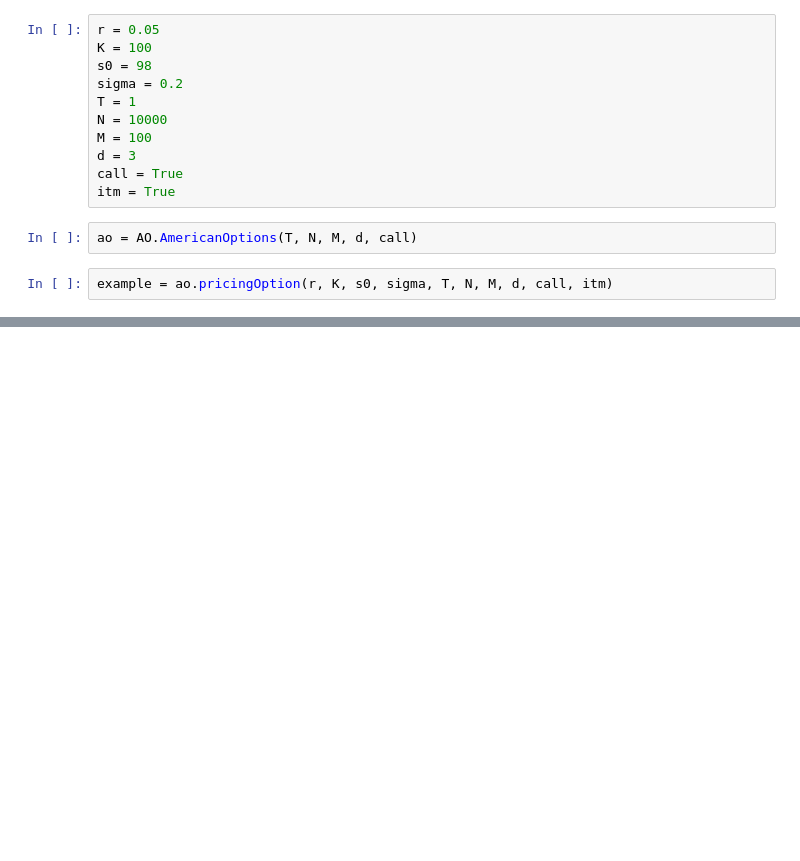
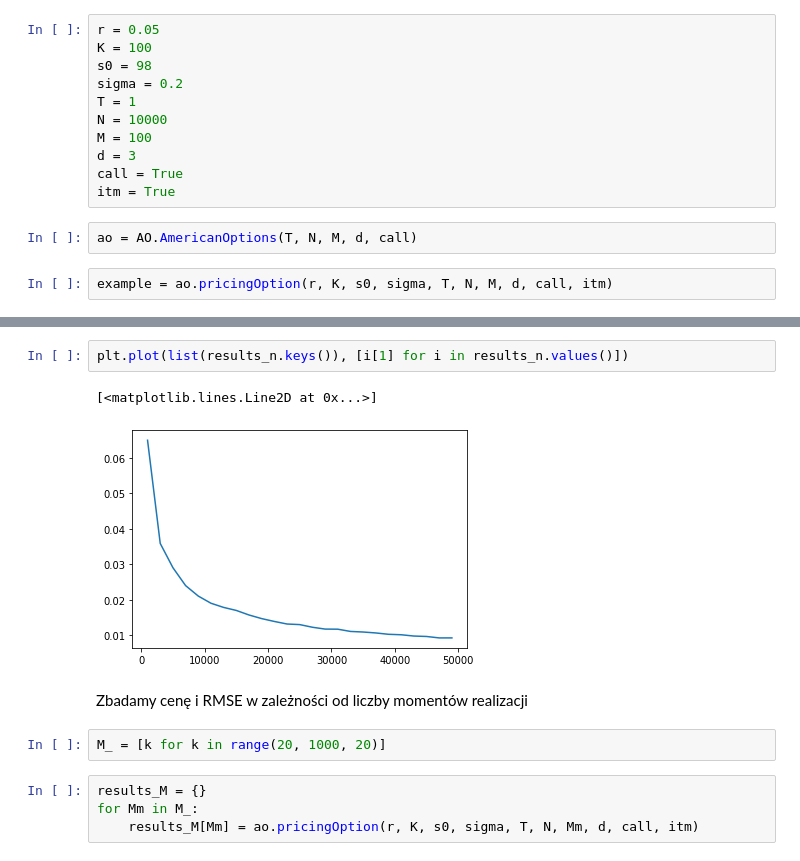
Before and after one commit to LipaFNTE/FinMath, a Jupyter notebook: OptionPricing/AmericanOptions.ipynb, the cells around one changed output, grey strips where cells are left out. Cells and saved outputs as stored; diff of their text form; blank space fills up the shorter version.

```diff
--- a/OptionPricing/AmericanOptions.ipynb
+++ b/OptionPricing/AmericanOptions.ipynb
@@ -39,0 +80,13 @@ example
+# %%
+plt.plot(list(results_n.keys()), [i[1] for i in results_n.values()])
+# %% [output]
+[<matplotlib.lines.Line2D at 0x...>]
+[figure, added]
+# %% [markdown]
+Zbadamy cenę i RMSE w zależności od liczby momentów realizacji
+# %%
+M_ = [k for k in range(20, 1000, 20)]
+# %%
+results_M = {}
+for Mm in M_:
+    results_M[Mm] = ao.pricingOption(r, K, s0, sigma, T, N, Mm, d, call, itm)
```
Also changed, not shown: parts of 18 cells of this notebook, 2 other files.
